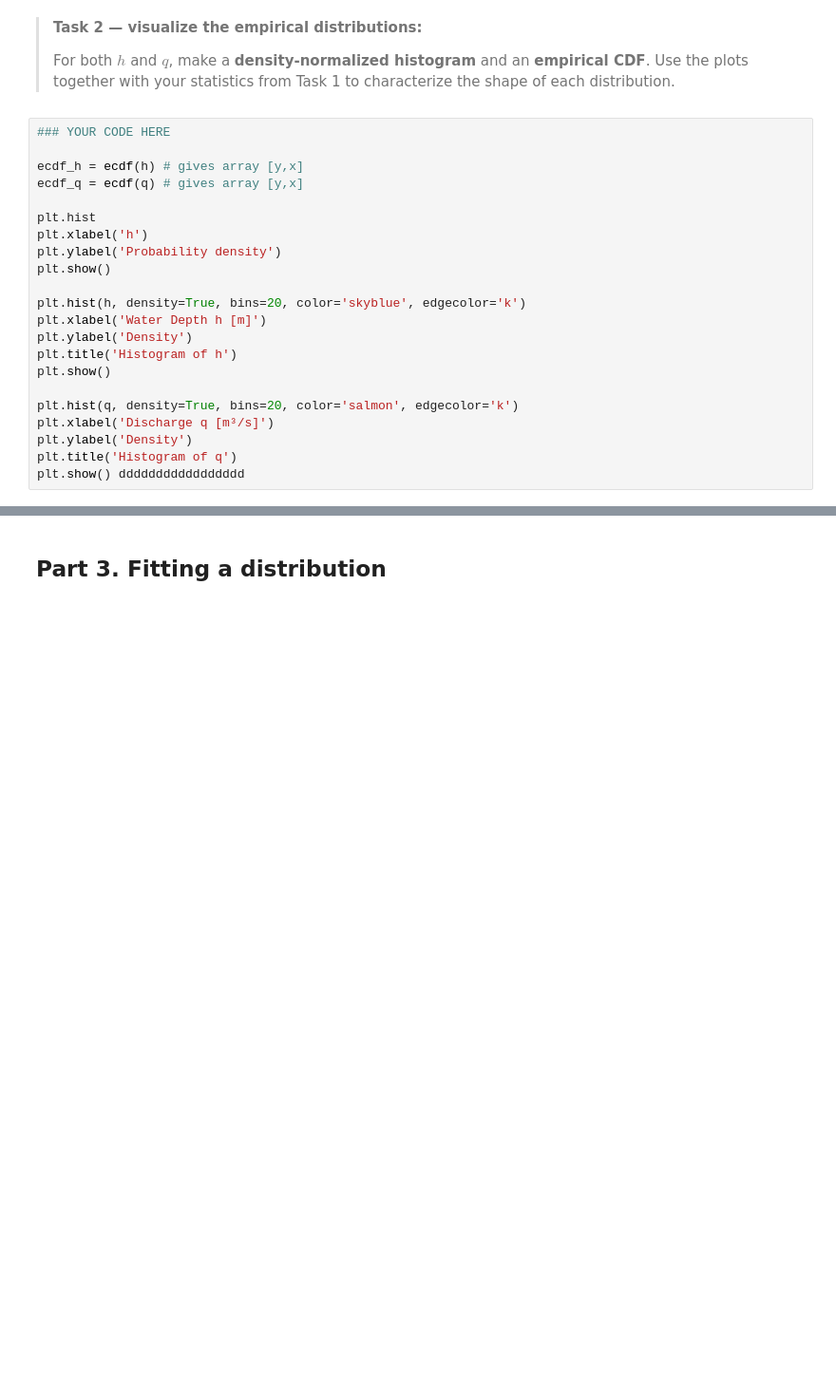
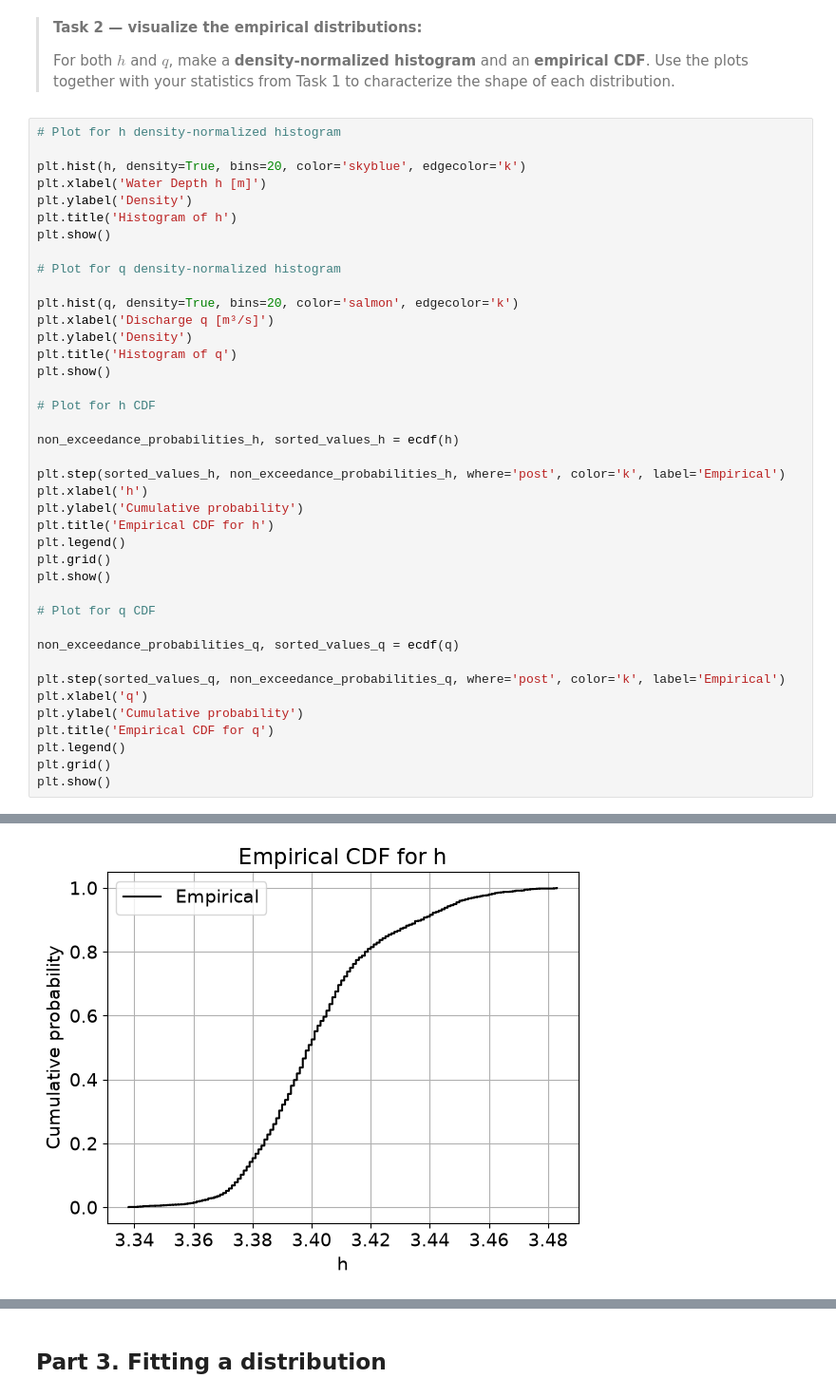
Before and after one commit to fanny200000/GA1.4, a Jupyter notebook: GA_1.4.ipynb, the cells around one changed output, grey strips where cells are left out. Shown at 95% size. Cells and saved outputs as stored; diff of their text form; blank space fills up the shorter version.

```diff
--- a/GA_1.4.ipynb
+++ b/GA_1.4.ipynb
@@ -141,15 +138,7 @@ def ecdf(var):
 >For both $h$ and $q$, make a **density-normalized histogram** and an **empirical CDF**. Use the plots together with your statistics from Task 1 to characterize the shape of each distribution.
 >
 # %%
-### YOUR CODE HERE
-
-ecdf_h = ecdf(h) # gives array [y,x]
-ecdf_q = ecdf(q) # gives array [y,x]
-
-plt.hist
-plt.xlabel('h')
-plt.ylabel('Probability density')
-plt.show()
+# Plot for h density-normalized histogram
 
 plt.hist(h, density=True, bins=20, color='skyblue', edgecolor='k')
 plt.xlabel('Water Depth h [m]')
@@ -157,8 +146,35 @@ plt.ylabel('Density')
 plt.title('Histogram of h')
 plt.show()
 
+# Plot for q density-normalized histogram
+
 plt.hist(q, density=True, bins=20, color='salmon', edgecolor='k')
 plt.xlabel('Discharge q [m³/s]')
 plt.ylabel('Density')
 plt.title('Histogram of q')
-plt.show() ddddddddddddddddd
+plt.show()
+
+# Plot for h CDF
+
+non_exceedance_probabilities_h, sorted_values_h = ecdf(h)
+
+plt.step(sorted_values_h, non_exceedance_probabilities_h, where='post', color='k', label='Empirical')
+plt.xlabel('h')
+plt.ylabel('Cumulative probability')
+plt.title('Empirical CDF for h')
+plt.legend()
+plt.grid()
+plt.show()
+
+# Plot for q CDF
+
+non_exceedance_probabilities_q, sorted_values_q = ecdf(q)
+
+plt.step(sorted_values_q, non_exceedance_probabilities_q, where='post', color='k', label='Empirical')
+plt.xlabel('q')
+plt.ylabel('Cumulative probability')
+plt.title('Empirical CDF for q')
+plt.legend()
+plt.grid()
+plt.show()
+# %% [output]
@@ -164,0 +183 @@ plt.show() ddddddddddddddddd
+[figure, added]
```
Also changed, not shown: parts of 6 cells of this notebook, 2 other files.
